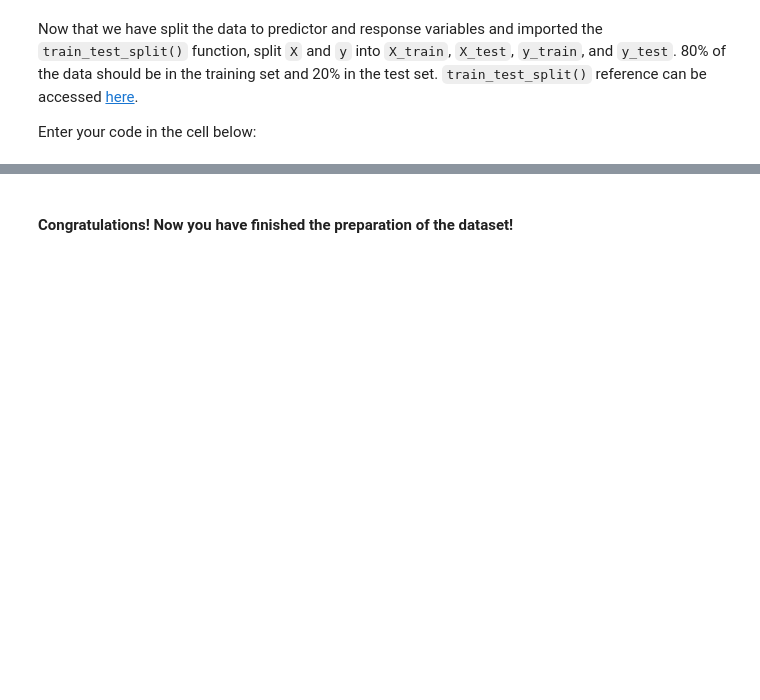
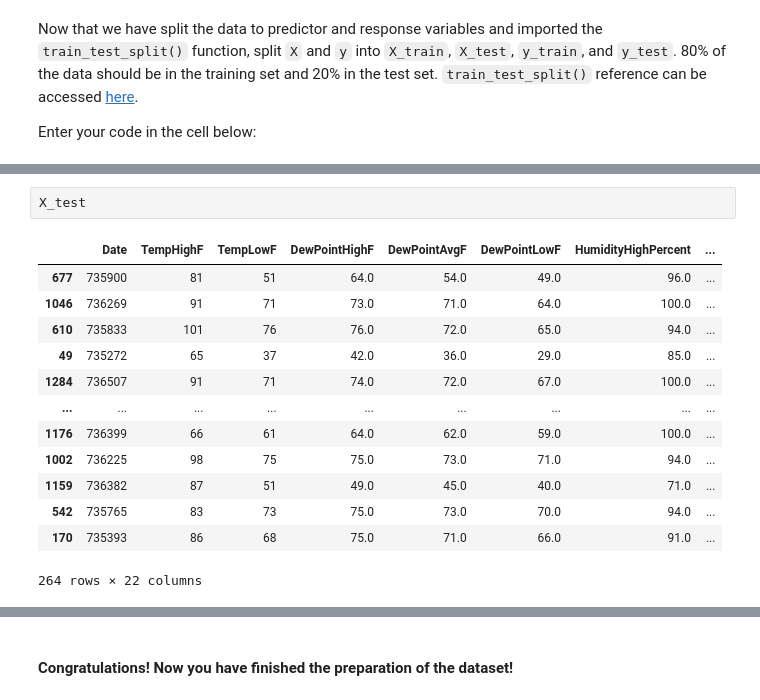
Before and after one commit to martingonzalezr001/dataptmad0924_labs, a Jupyter notebook: module-3/intro-to-ml/your-code/main.ipynb, the cells around one changed output, grey strips where cells are left out. Saved outputs shown, nothing was run; the diff lists cells and outputs as text; blank space fills up the shorter version.

```diff
--- a/module-3/intro-to-ml/your-code/main.ipynb
+++ b/module-3/intro-to-ml/your-code/main.ipynb
@@ -664,0 +699,16 @@ Enter your code in the cell below:
+# %%
+X_test
+# %% [output]
+|  | Date | TempHighF | TempLowF | DewPointHighF | DewPointAvgF | DewPointLowF | HumidityHighPercent | ... |
+| 677 | 735900 | 81 | 51 | 64.0 | 54.0 | 49.0 | 96.0 | ... |
+| 1046 | 736269 | 91 | 71 | 73.0 | 71.0 | 64.0 | 100.0 | ... |
+| 610 | 735833 | 101 | 76 | 76.0 | 72.0 | 65.0 | 94.0 | ... |
+| 49 | 735272 | 65 | 37 | 42.0 | 36.0 | 29.0 | 85.0 | ... |
+| 1284 | 736507 | 91 | 71 | 74.0 | 72.0 | 67.0 | 100.0 | ... |
+| ... | ... | ... | ... | ... | ... | ... | ... | ... |
+| 1176 | 736399 | 66 | 61 | 64.0 | 62.0 | 59.0 | 100.0 | ... |
+| 1002 | 736225 | 98 | 75 | 75.0 | 73.0 | 71.0 | 94.0 | ... |
+| 1159 | 736382 | 87 | 51 | 49.0 | 45.0 | 40.0 | 71.0 | ... |
+| 542 | 735765 | 83 | 73 | 75.0 | 73.0 | 70.0 | 94.0 | ... |
+| 170 | 735393 | 86 | 68 | 75.0 | 71.0 | 66.0 | 91.0 | ... |
+264 rows × 22 columns
```
Also changed, not shown: parts of 12 cells of this notebook.
